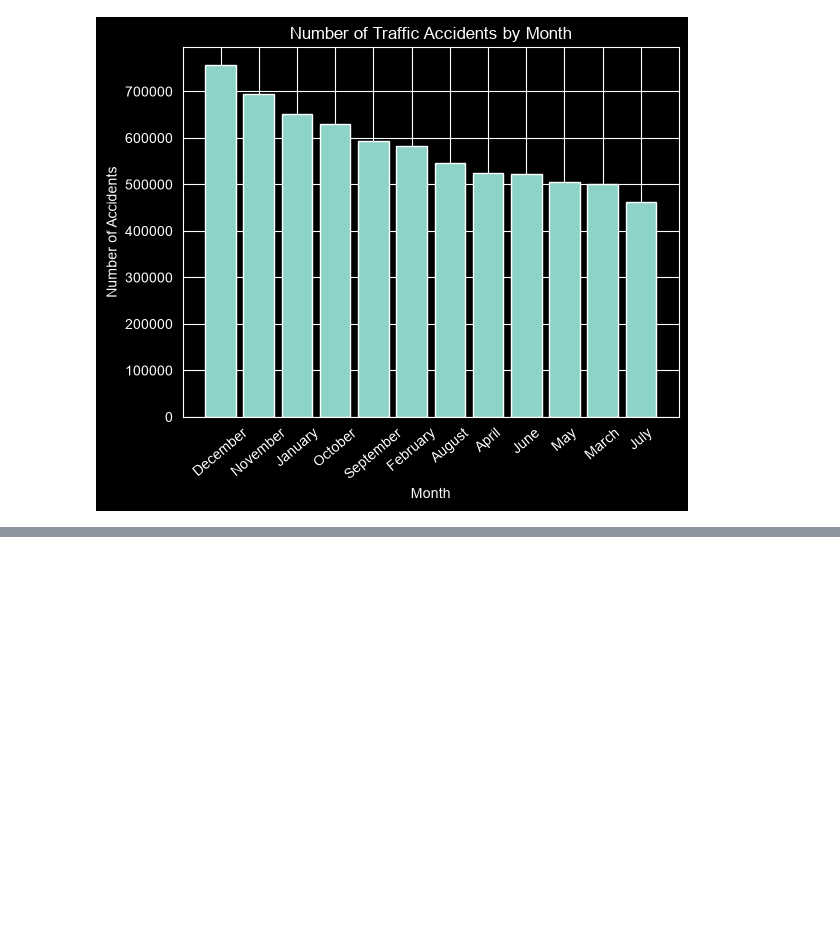
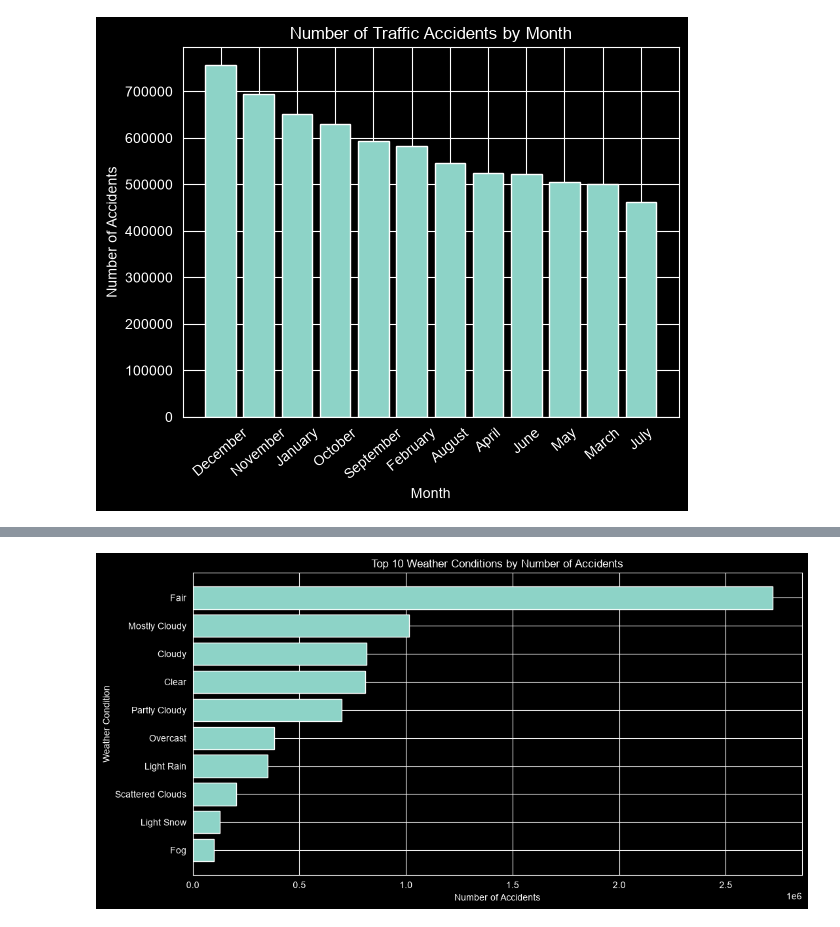
Before and after one commit to masoudtjaik/Data-Analysis-Project-US-ACCIDENT, a Jupyter notebook: US.ipynb, the cells around one changed output, grey strips where cells are left out. Drawn from its saved outputs; the diff is of its cells as text; code cells hidden in the pictures; blank space fills up the shorter version.

```diff
--- a/US.ipynb
+++ b/US.ipynb
@@ -372,0 +400,11 @@ plt.show()
+# %%
+weather_count = (
+    df['Weather_Condition']
+    .value_counts()
+    .head(10)
+    .reset_index()
+)
+
+weather_count.columns = ['Weather_Condition', 'Accidents_Count']
+
+weather_count
@@ -372,0 +423,17 @@ plt.show()
+# %%
+plt.figure(figsize=(12,6))
+
+plt.barh(
+    weather_count['Weather_Condition'],
+    weather_count['Accidents_Count']
+)
+
+plt.title('Top 10 Weather Conditions by Number of Accidents')
+plt.xlabel('Number of Accidents')
+plt.ylabel('Weather Condition')
+
+plt.gca().invert_yaxis()
+
+plt.show()
+# %% [output]
+[figure, added]
```
Also changed, not shown: parts of 13 cells of this notebook.
